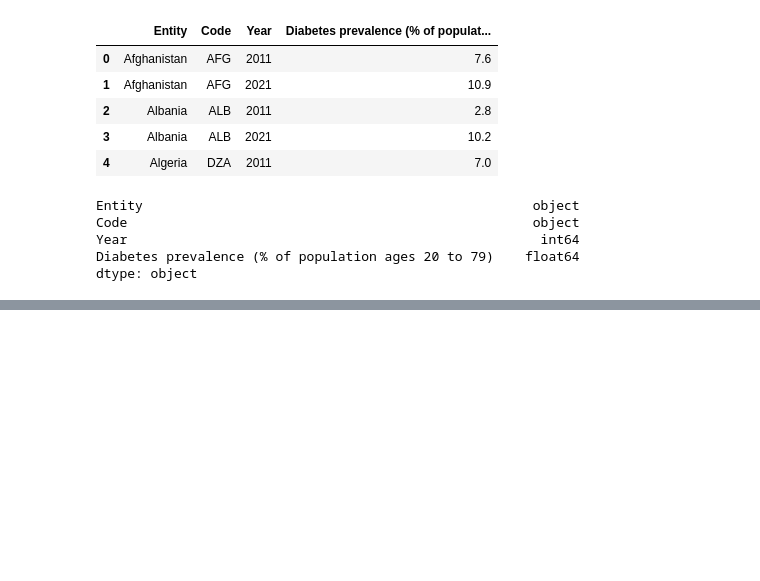
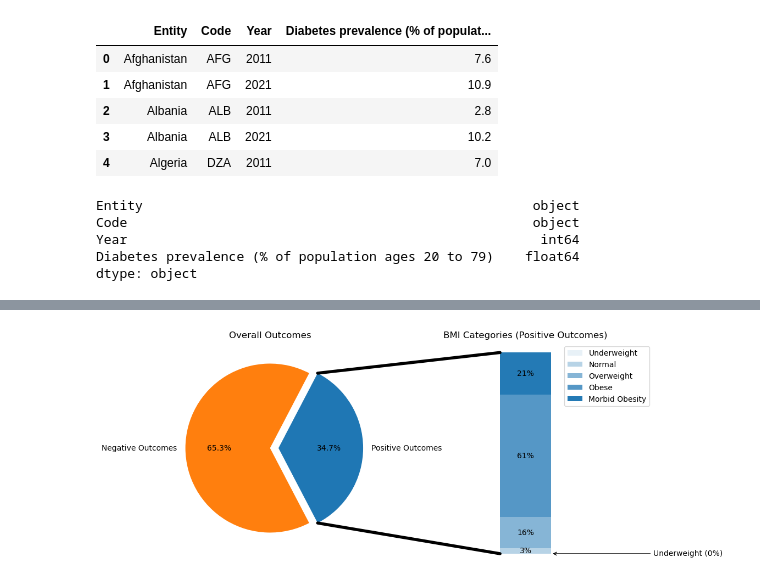
Before and after one commit to febenfasil/BMLD_LNW2, a Jupyter notebook: diabetes.ipynb, the cells around one changed output, grey strips where cells are left out. Cells and saved outputs as stored; diff of their text form; code cells hidden in the pictures; blank space fills up the shorter version.

```diff
--- a/diabetes.ipynb
+++ b/diabetes.ipynb
@@ -180,2 +202,2 @@ print(precentage_positive)
 # %%
-df = pd.read_csv('data/diabetes-prevalence.csv')
+data_wordlwide = pd.read_csv('data/diabetes-prevalence.csv')
@@ -198,0 +230,96 @@ dtype: object
+# %%
+
+
+df = df[df['BMI'] > 0]
+
+positive_count = (df['Outcome'] == 1).sum()
+negative_count = (df['Outcome'] == 0).sum()
+total = positive_count + negative_count
+
+positive_ratio = positive_count / total
+negative_ratio = negative_count / total
+
+def get_bmi_category(bmi):
+    if bmi < 18.5:
+        return 'Underweight'
+    elif bmi < 25:
+        return 'Normal'
+    elif bmi < 30:
+        return 'Overweight'
+    elif bmi < 40:
+        return 'Obese'
+    else:
+        return 'Morbid Obesity'
+
+positive_df = df[df['Outcome'] == 1].copy()
+positive_df['BMI_Category'] = positive_df['BMI'].apply(get_bmi_category)
+
+bmi_counts = positive_df['BMI_Category'].value_counts()
+bmi_ratios = bmi_counts / bmi_counts.sum()
+
+bmi_categories_order = ['Underweight', 'Normal', 'Overweight', 'Obese', 'Morbid Obesity']
+bmi_ratios_ordered = [bmi_ratios.get(cat, 0) for cat in bmi_categories_order]
+
+fig, (ax1, ax2) = plt.subplots(1, 2, figsize=(12, 5))
+fig.subplots_adjust(wspace=0)
+
+labels = ['Positive Outcomes', 'Negative Outcomes']
+ratios = [positive_ratio, negative_ratio]
+explode = [0.1, 0]
+angle = -180 * ratios[0]
+
+wedges, *_ = ax1.pie(ratios, autopct='%1.1f%%', startangle=angle,
+                     labels=labels, explode=explode, colors=['C0', 'C1'])
+ax1.set_title("Overall Outcomes")
+
+width = 0.2
+bottom = 0
+
+for j, (height, category) in enumerate(zip(bmi_ratios_ordered, bmi_categories_order)):
+    bc = ax2.bar(0, height, width, bottom=bottom, color='C0',
+                 alpha=0.1 + 0.22 * j, label=category)
+    label_text = f"{category} ({height:.0%})"
+    bar_center = bottom + height / 2.0
+
+    if height < 0.02:
+        ax2.annotate(
+            label_text,
+            xy=(0 + width/2, bar_center),
+            xytext=(0.5, bar_center),
+            arrowprops=dict(arrowstyle="->", lw=1),
+            va='center'
+        )
+    else:
+        ax2.bar_label(bc, labels=[f"{height:.0%}"], label_type='center')
+
+    bottom += height
+
+ax2.set_title("BMI Categories (Positive Outcomes)")
+ax2.legend()
+ax2.axis('off')
+ax2.set_xlim(-2.5 * width, 2.5 * width)
+
+positive_wedge = wedges[0]
+theta1, theta2 = positive_wedge.theta1, positive_wedge.theta2
+center, r = positive_wedge.center, positive_wedge.r
+bar_height = sum(bmi_ratios_ordered)
+
+x = r * np.cos(np.pi / 180 * theta2) + center[0]
+y = r * np.sin(np.pi / 180 * theta2) + center[1]
+con = ConnectionPatch(xyA=(-width / 2, bar_height), coordsA=ax2.transData,
+                      xyB=(x, y), coordsB=ax1.transData)
+con.set_color([0, 0, 0])
+con.set_linewidth(4)
+ax2.add_artist(con)
+
+x = r * np.cos(np.pi / 180 * theta1) + center[0]
+y = r * np.sin(np.pi / 180 * theta1) + center[1]
+con = ConnectionPatch(xyA=(-width / 2, 0), coordsA=ax2.transData,
+                      xyB=(x, y), coordsB=ax1.transData)
+con.set_color([0, 0, 0])
+ax2.add_artist(con)
+con.set_linewidth(4)
+
+plt.show()
+# %% [output]
+[figure, added]
```
Also changed, not shown: parts of 15 cells of this notebook.
